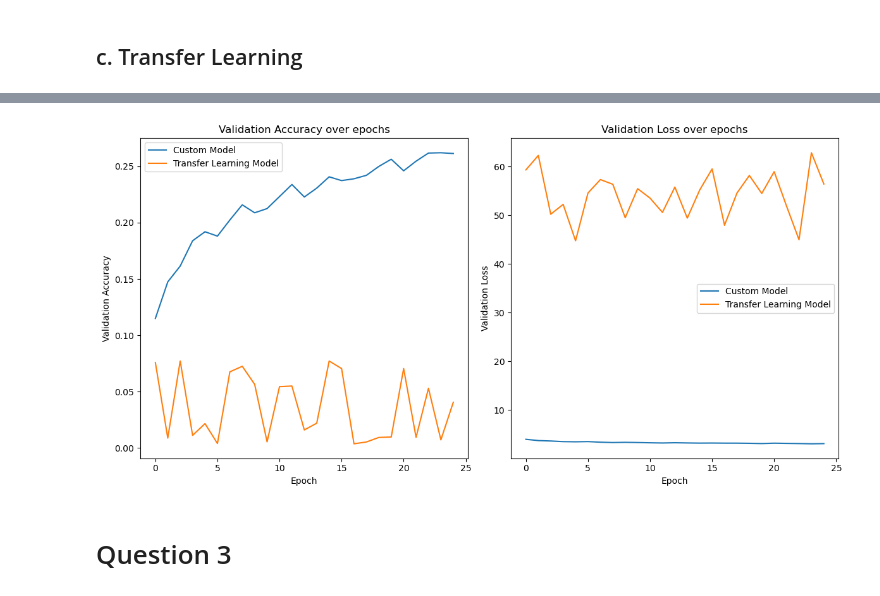
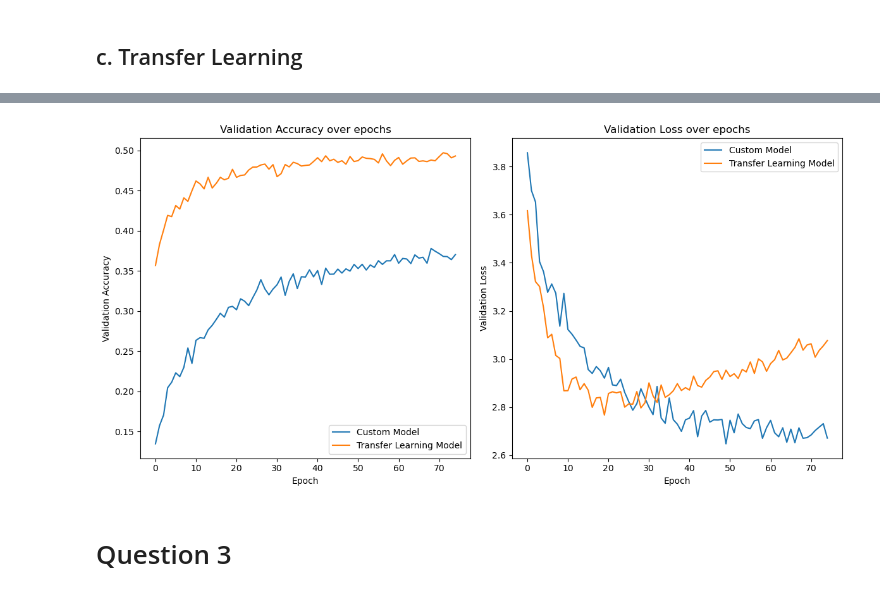
Before and after one commit to samswain2/MSiA-SQ, a Jupyter notebook: MSiA 432/01_homeworks/03_hw/03_hw.ipynb, the cells around one changed output, grey strips where cells are left out. Saved outputs shown, nothing was run; the diff lists cells and outputs as text; code cells hidden in the pictures.

```diff
--- a/MSiA 432/01_homeworks/03_hw/03_hw.ipynb
+++ b/MSiA 432/01_homeworks/03_hw/03_hw.ipynb
@@ -194,7 +191,7 @@ input_shape = (100, 100, 3)
 optimizer = "adam"
 loss = "categorical_crossentropy"
 metrics = ["accuracy"]
-epochs = 25
+epochs = 75
 regs = (0.00001, 0.00001)
 # %% [markdown]
 ### Hyperparameter and Layer Reasoning:
@@ -431,12 +428,12 @@ plt.show()
 # %%
 # Function to apply transfer learning to a base model
-def apply_transfer_learning(base_model, input_shape, num_classes, optimizer, loss, metrics):
+def apply_transfer_learning(base_model, input_shape, num_classes, optimizer, loss, metrics, num_unfreeze):
     # Freeze all layers
     for layer in base_model.layers:
         layer.trainable = False
 
     # Unfreeze the last 5 layers
-    for layer in base_model.layers[-5:]:
+    for layer in base_model.layers[-num_unfreeze:]:
         layer.trainable = True
 
     model = Sequential()
@@ -452,7 +449,7 @@ def apply_transfer_learning(base_model, input_shape, num_classes, optimizer, los
 # %%
-# Create an instance of EfficientNetB7 with pre-trained weights for transfer learning
-efficientnet_model = EfficientNetB7(weights='imagenet', include_top=False, input_shape=input_shape)
+# Create an instance of DenseNet169 with pre-trained weights for transfer learning
+DenseNet169_model = DenseNet169(weights='imagenet', include_top=False, input_shape=input_shape)
 
 # Apply transfer learning to the base model
-efficientnet_tl_model = apply_transfer_learning(efficientnet_model, input_shape, num_classes, optimizer, loss, metrics)
+DenseNet169_tl_model = apply_transfer_learning(DenseNet169_model, input_shape, num_classes, optimizer, loss, metrics, num_unfreeze=5)
 # %% [markdown]
@@ -460,6 +457,6 @@ efficientnet_tl_model = apply_transfer_learning(efficientnet_model, input_shape,
 # %%
-# Train EfficientNetB7 transfer learning model
-history_efficientnet = efficientnet_tl_model.fit(
+# Train DenseNet169 transfer learning model
+history_DenseNet169 = DenseNet169_tl_model.fit(
     train_generator,
     steps_per_epoch=train_generator.n // train_generator.batch_size,
     epochs=epochs,
@@ -496,29 +519,29 @@ Transfer Learning Model: Loss = 56.5014533996582, Accuracy = 0.03921481966972351
 # %%
 # Plot validation accuracy and loss for both models
 plt.figure(figsize=(12,6))
 
 # Plot validation accuracy
 plt.subplot(1, 2, 1)
 plt.plot(history.history['val_accuracy'], label='Custom Model')
-plt.plot(history_efficientnet.history['val_accuracy'], label='Transfer Learning Model')
+plt.plot(history_DenseNet169.history['val_accuracy'], label='Transfer Learning Model')
 plt.title('Validation Accuracy over epochs')
 plt.xlabel('Epoch')
 plt.ylabel('Validation Accuracy')
 plt.legend()
 
 # Plot validation loss
 plt.subplot(1, 2, 2)
 plt.plot(history.history['val_loss'], label='Custom Model')
-plt.plot(history_efficientnet.history['val_loss'], label='Transfer Learning Model')
+plt.plot(history_DenseNet169.history['val_loss'], label='Transfer Learning Model')
 plt.title('Validation Loss over epochs')
 plt.xlabel('Epoch')
 plt.ylabel('Validation Loss')
 plt.legend()
 
 plt.tight_layout()
 plt.show()
 # %% [output]
-[figure, old version]
+[figure, new version]
 # %% [markdown]
 # Question 3
 # %% [markdown]
```
Also changed, not shown: parts of 12 cells of this notebook, 5 other files.
